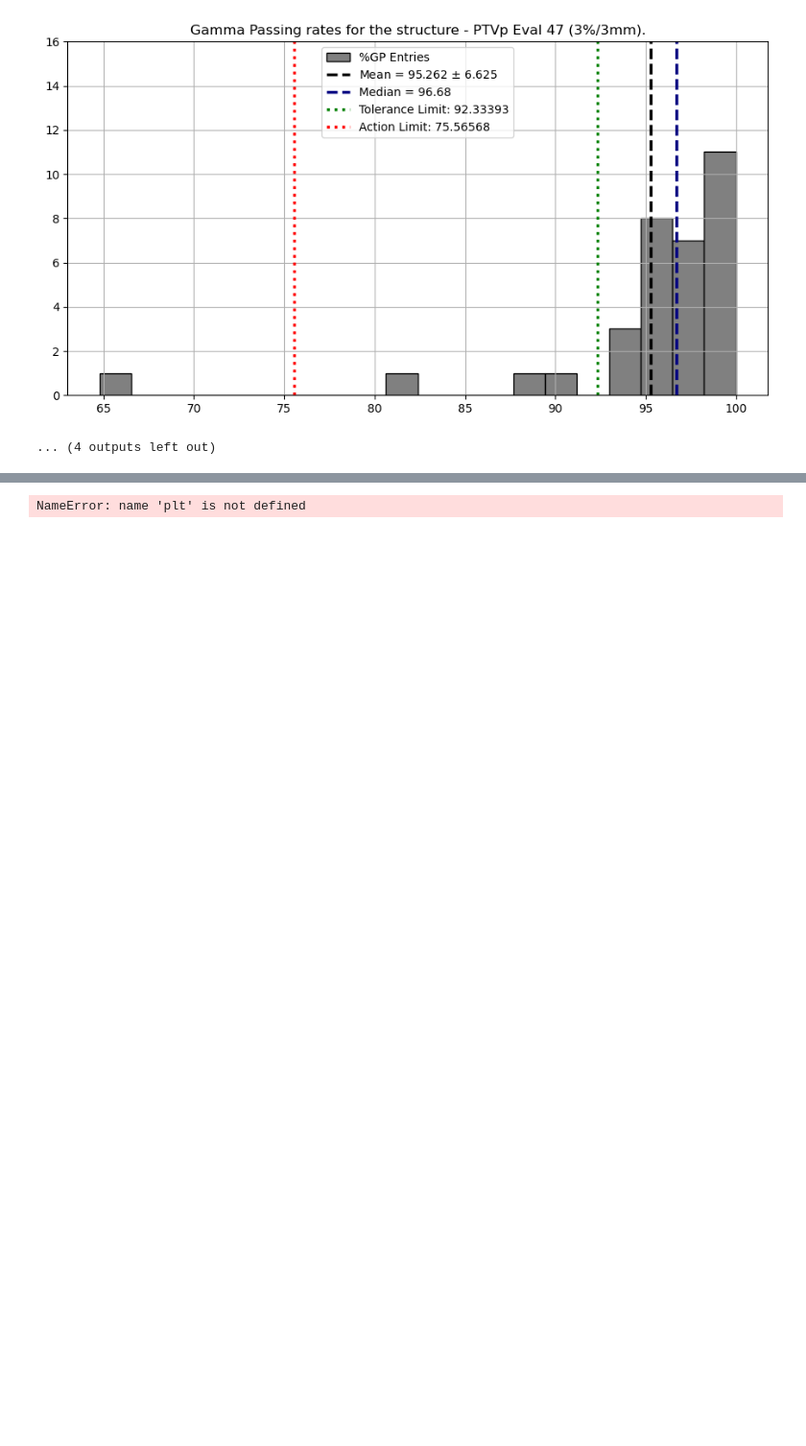
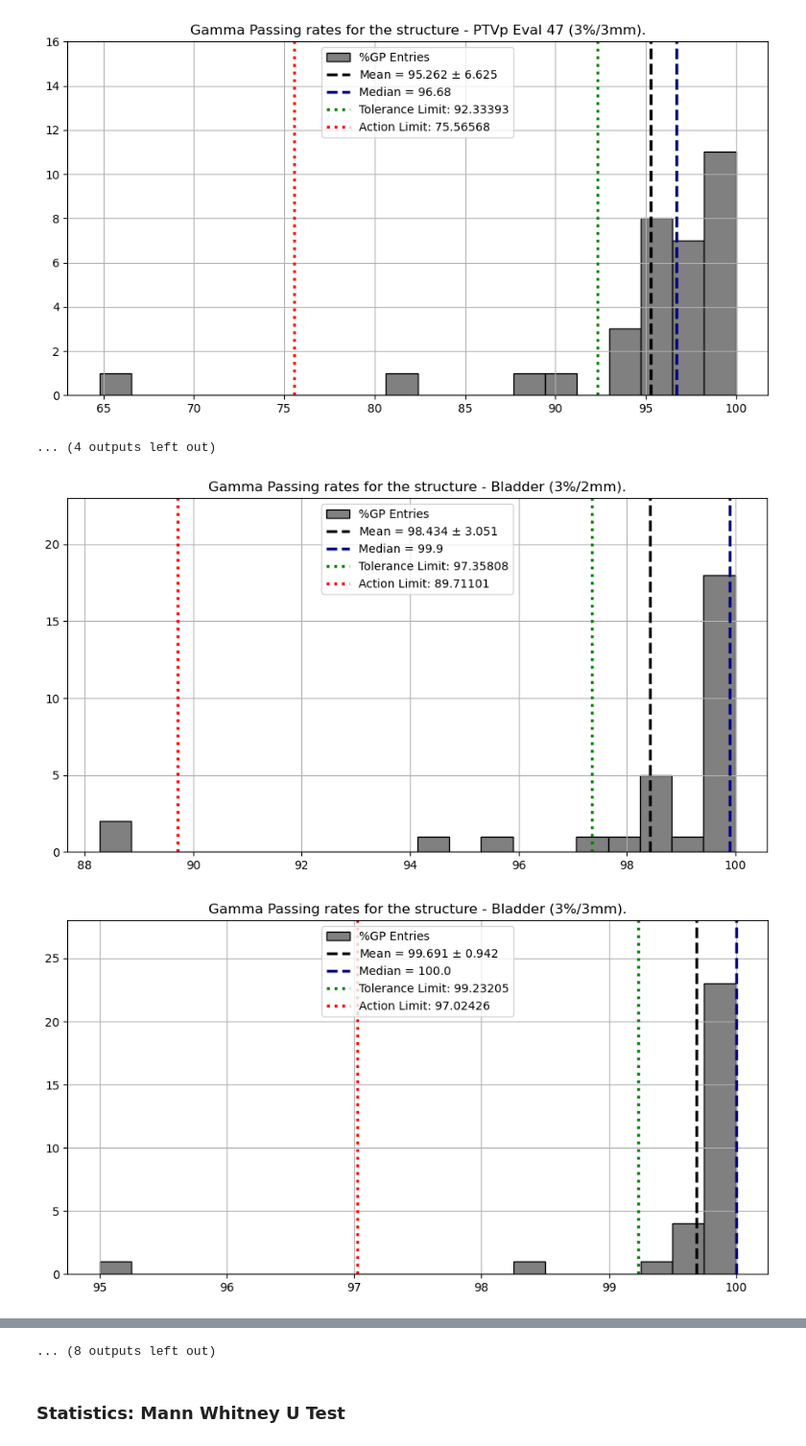
Before and after one commit to gift-i/action-and-tolerance-limits, a Jupyter notebook: plotting.ipynb, the cells around one changed output, grey strips where cells are left out. Shown at 96% size. Cells and saved outputs as stored; diff of their text form; code cells hidden in the pictures; blank space fills up the shorter version.

```diff
--- a/plotting.ipynb
+++ b/plotting.ipynb
@@ -98,30 +102,32 @@ for i in rs_names:
 # %%
 plt.close()
 for i in pin_names:
     if i == 'Merlin Structure: PTVp+OAR DoseCheck20(3%/2mm).' or 'Merlin Structure: PTVp+OAR DoseCheck20(3%/3mm).':
         savefile1 = i.replace('.', '')
         savefile2 = savefile1.replace(' ', '')
         savefile3 = savefile2.replace('(', '')
         savefile4 = savefile3.replace(')', '')
         savefile5 = savefile4.replace(r'/', '')
         savefile55 = savefile5.replace('Merlin Structure:', '')
         savefile555 = savefile55.replace('%', '')
         savefile6= savefile555.replace('+', '')
         savefile = savefile6 + 'pin'
     mean_pin = np.mean(pin_dict[i][0])
     std_pin = np.std(pin_dict[i][0], ddof = 1)
     median_pin = np.median(pin_dict[i][0])
     plt.figure(figsize = (9,5))
     plt.title(f'Gamma Passing rates for the structure - {i.replace('Merlin Structure:', '')}')
     y,x,_ = plt.hist(pin_dict[i][0], color = 'grey', label = r'%GP Entries', bins = 20, edgecolor = 'black')
     plt.ylim(0, y.max()+5)
     plt.vlines(mean_pin, color = 'black', label = f'Mean = {np.round(mean_pin, 3)} $\pm$ {np.round(std_pin,3)}', ymin = 0, ymax = y.max()+5, linewidth = 2.5, linestyle = 'dashed')
     plt.vlines(median_pin, color = 'navy', label = f'Median = {np.round(median_pin, 3)}', ymin = 0, ymax = y.max()+5, linewidth = 2.5, linestyle = 'dashed')
     plt.vlines(pin_dict[i][1], color = 'green', label = f'Tolerance Limit: {pin_dict[i][1]}', ymin = 0, ymax = y.max()+5, linewidth = 2.5, linestyle = 'dotted')
     plt.vlines(pin_dict[i][2], color = 'red', label = f'Action Limit: {pin_dict[i][2]}', ymin = 0, ymax = y.max()+5, linewidth = 2.5, linestyle = 'dotted')
     plt.grid()
-    plt.legend()
+    plt.legend(loc = 'upper center', fontsize = 10)
     plt.tight_layout()
     plt.savefig(f'C:\\Users\\slaar\\Desktop\\project\\pinnacle_RS_comparison\\plots\\{savefile}.png')
     plt.show()
 # %% [output]
+[figure, added]
+[figure, added]
@@ -128 +144,3 @@ for i in pin_names:
-NameError: name 'plt' is not defined
+... (8 outputs left out)
+# %% [markdown]
+### Statistics: Mann Whitney U Test
```
Also changed, not shown: parts of 6 cells of this notebook.
